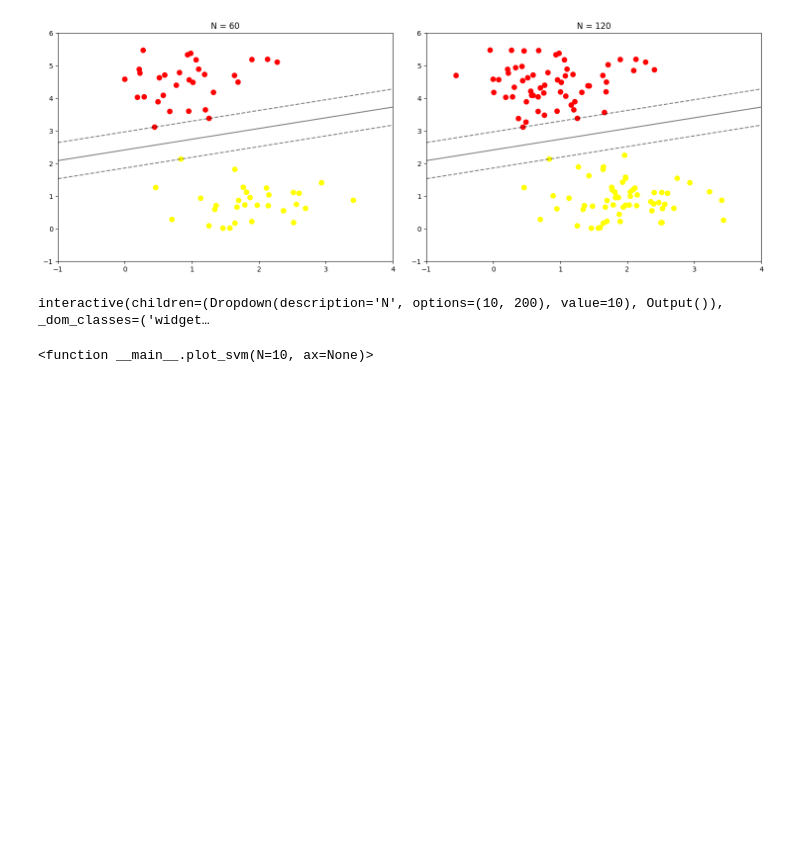
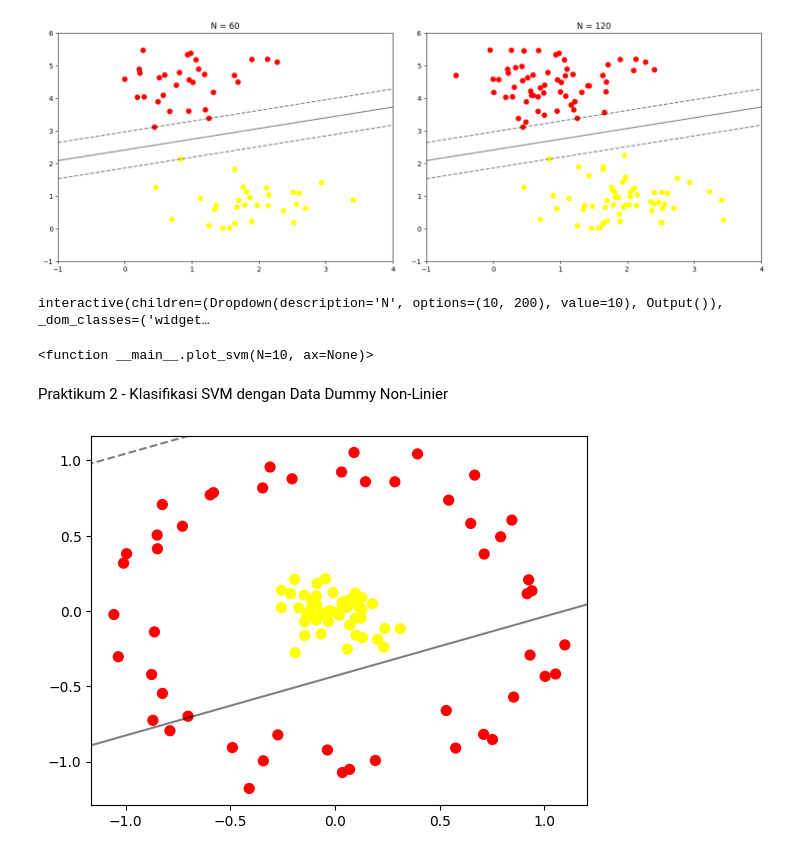
Before and after one commit to AlfredaDhaifullah04/Pembelajaran_Mesin_2026, a Jupyter notebook: TG9_JS11_Alfreda.ipynb, the cells around one changed output. Drawn from its saved outputs; the diff is of its cells as text; code cells hidden in the pictures; blank space fills up the shorter version.

```diff
--- a/TG9_JS11_Alfreda.ipynb
+++ b/TG9_JS11_Alfreda.ipynb
@@ -107,3 +107,5 @@ SVC(C=10000000000.0, kernel='linear')
 # %% [output]
 interactive(children=(Dropdown(description='N', options=(10, 200), value=10), Output()), _dom_classes=('widget…
 <function __main__.plot_svm(N=10, ax=None)>
+# %% [markdown]
+Praktikum 2 - Klasifikasi SVM dengan Data Dummy Non-Linier
@@ -109,0 +148,11 @@ interactive(children=(Dropdown(description='N', options=(10, 200), value=10), Ou
+# %%
+	# contoh data tidak terpisah secara linier
+	from sklearn.datasets import make_circles
+	X, y = make_circles(100, factor=.1, noise=.1)
+
+	clf = SVC(kernel='linear').fit(X, y)
+
+	plt.scatter(X[:, 0], X[:, 1], c=y, s=50, cmap='autumn')
+	plot_svc_decision_function(clf, plot_support=False);
+# %% [output]
+[figure, added]
```
Also changed, not shown: parts of 5 cells of this notebook.
